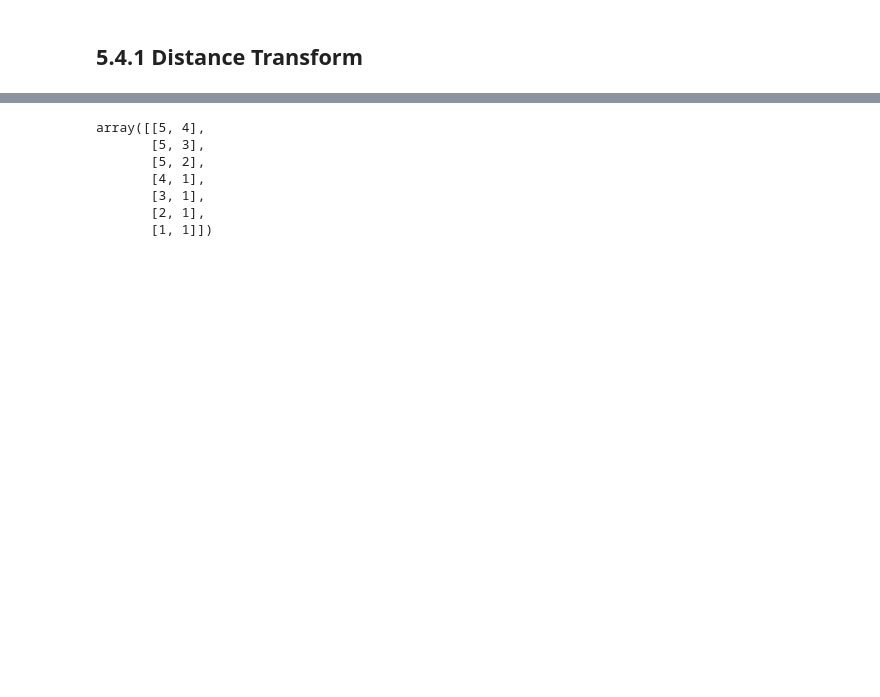
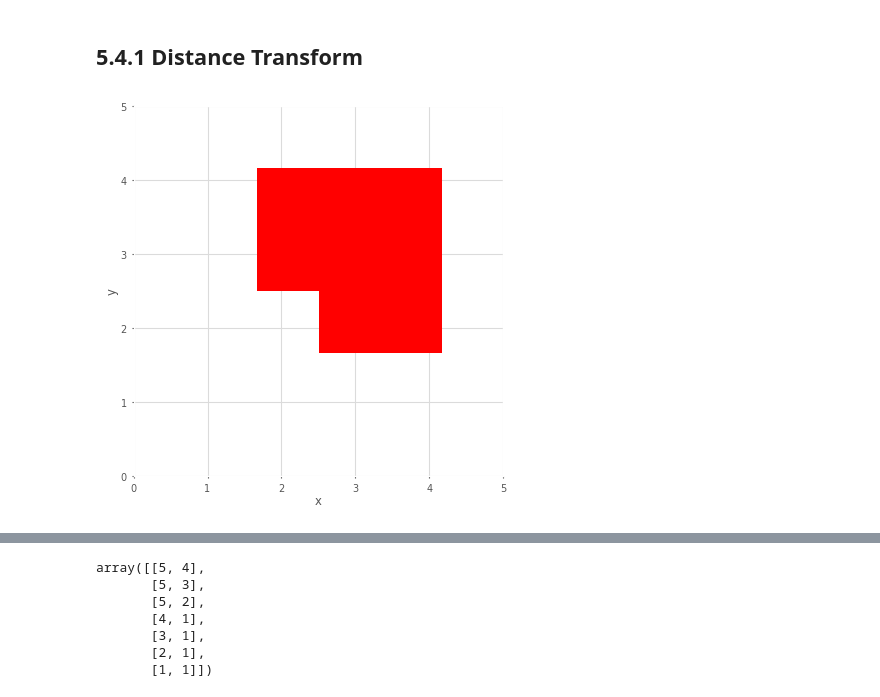
Before and after one commit to Macreat/robotic, a Jupyter notebook: roboticDevelopEnv/work/C5/chap5.ipynb, the cells around one changed output, grey strips where cells are left out. Drawn from its saved outputs; the diff is of its cells as text; code cells hidden in the pictures; blank space fills up the shorter version.

```diff
--- a/roboticDevelopEnv/work/C5/chap5.ipynb
+++ b/roboticDevelopEnv/work/C5/chap5.ipynb
@@ -327,7 +207,15 @@ simplegrid = np.zeros((6, 6));
 simplegrid[2:5, 3:5] = 1
 simplegrid[3:5, 2] = 1
 # %%
+
+fig,ax = plt.subplots()
+
 dx = DistanceTransformPlanner(occgrid=simplegrid);
+
+dx.plot(ax=ax)
+plt.show()
+# %% [output]
+[figure, added]
 # %%
 dx.plan(goal=(1, 1))
 # %%
```
Also changed, not shown: parts of 68 cells of this notebook, 5 other files.
